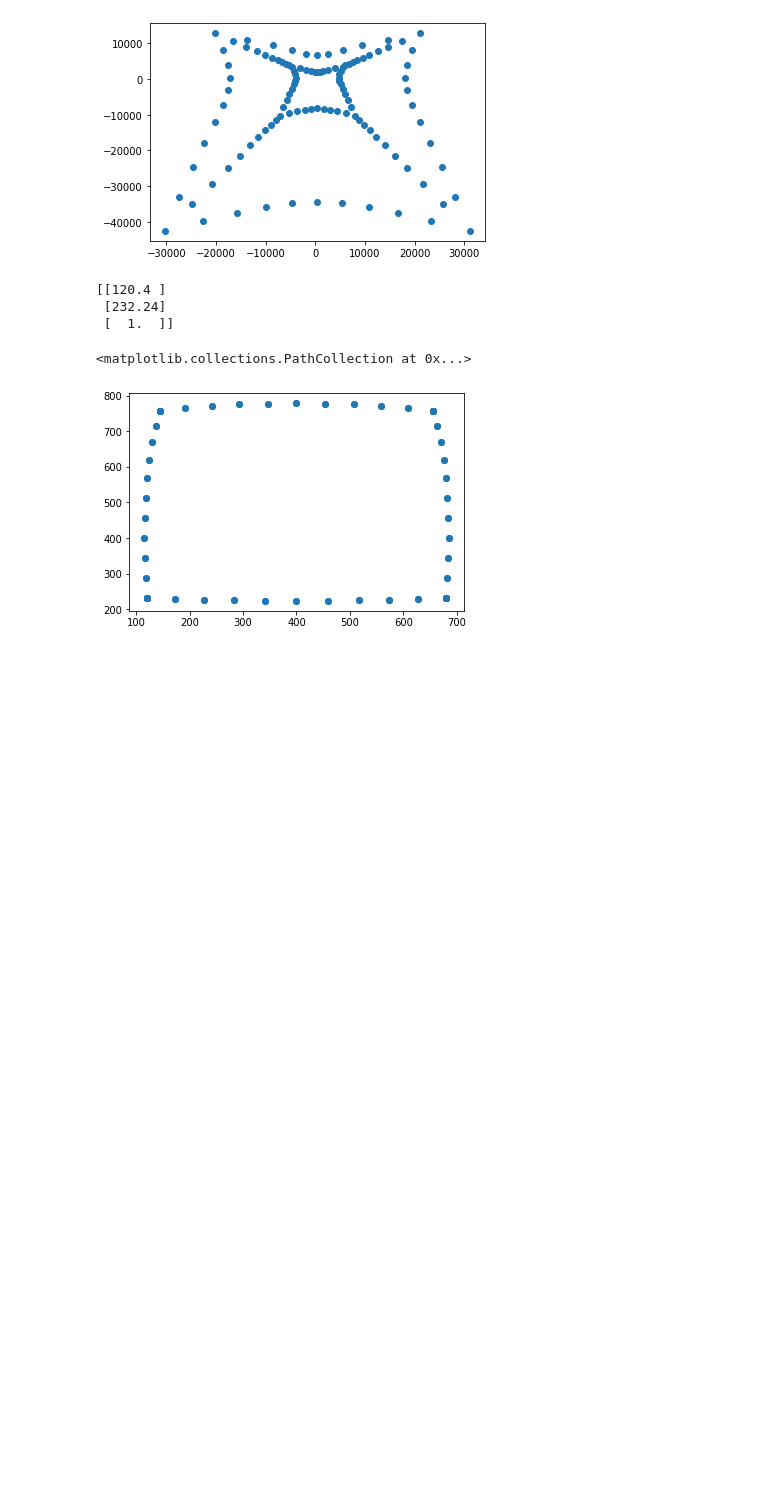
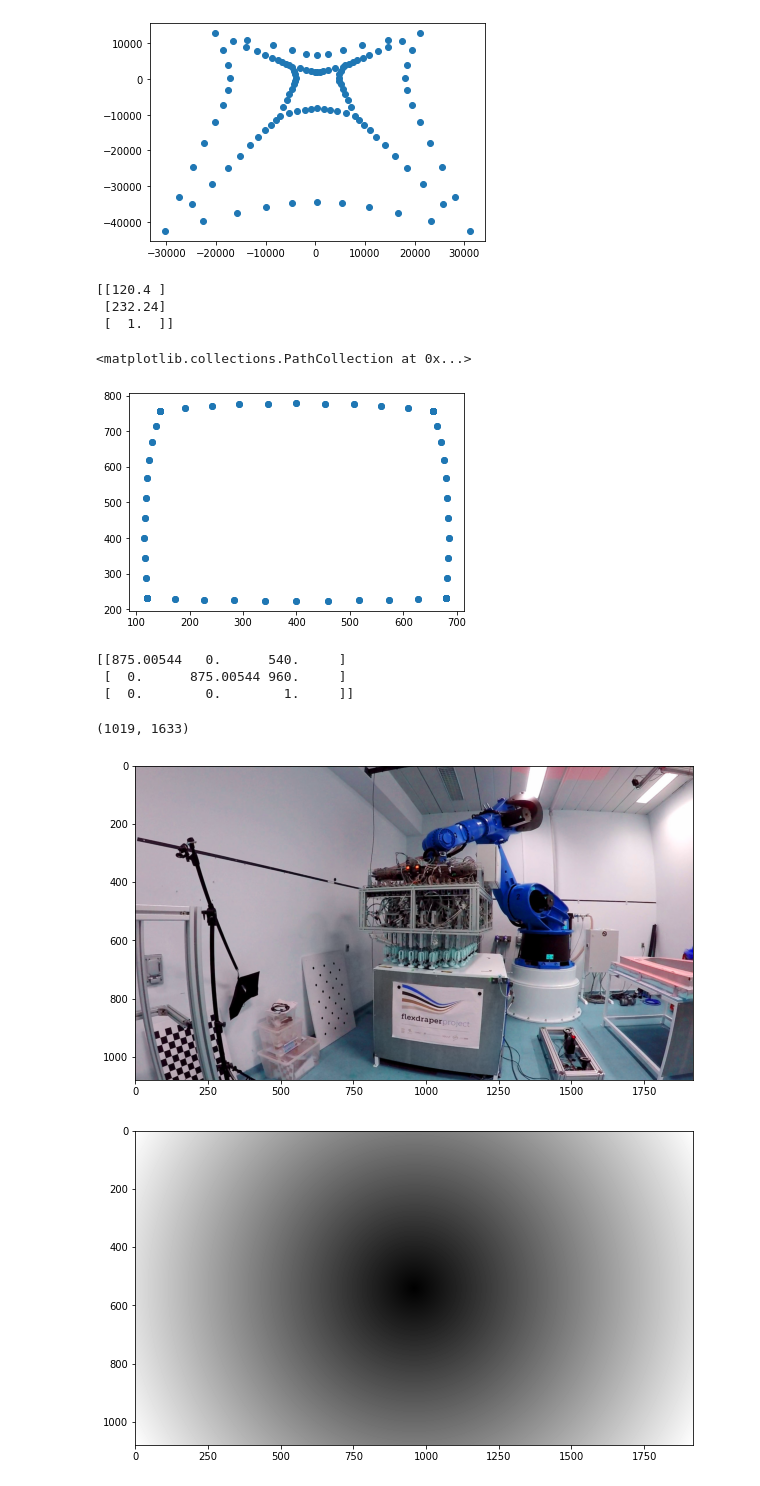
Before and after one commit to gitglob/02504-Computer-Vision, a Jupyter notebook: main.ipynb, the cells around one changed output. Saved outputs shown, nothing was run; the diff lists cells and outputs as text; code cells hidden in the pictures; blank space fills up the shorter version.

```diff
--- a/main.ipynb
+++ b/main.ipynb
@@ -211,3 +212,49 @@ plt.scatter(ppsx, ppsy) # 2D image
  [  1.  ]]
 <matplotlib.collections.PathCollection at 0x...>
 [figure]
+# %%
+im = cv2.imread('gopro_robot.jpg')
+fm = 0.455732
+plt.figure(1, figsize=(10,10))
+plt.imshow(im)
+height,width,_ = im.shape
+f = width*fm
+deltax = height/2
+deltay = width/2
+k3 = -0.245031
+k5 = 0.071524
+k7 = -0.00994978
+dist_coeffs = [k3,k5,k7]
+K = build_K(f,alpha,beta,deltax,deltay)
+print(K)
+
+data = im
+center = [deltay,deltax]
+y, x = np.indices((data.shape[:2]))
+r = np.sqrt((x - center[0])**2 + (y - center[1])**2)
+y = y.astype(np.float64)
+ym = y.max()
+y /= y.max()
+x = x.astype(np.float64)
+xm = x.max()
+x /= x.max()
+r /= r.max()
+plt.figure(2, figsize=(10,10))
+plt.imshow(r, cmap='gray')
+
+# np.multiply(y,(1+r))
+
+dr = np.zeros_like(r)
+for i,d in enumerate(dist_coeffs):
+    dr += d*r**((i+1)*2)
+
+yd = ((y * (1+dr)) * ym).astype(np.int16)
+xd = ((x * (1+dr)) * xm).astype(np.int16)
+yd.max(),xd.max()
+# %% [output]
+[[875.00544   0.      540.     ]
+ [  0.      875.00544 960.     ]
+ [  0.        0.        1.     ]]
+(1019, 1633)
+[figure, added]
+[figure, added]
```
Also changed, not shown: parts of 8 cells of this notebook, 1 other file.
